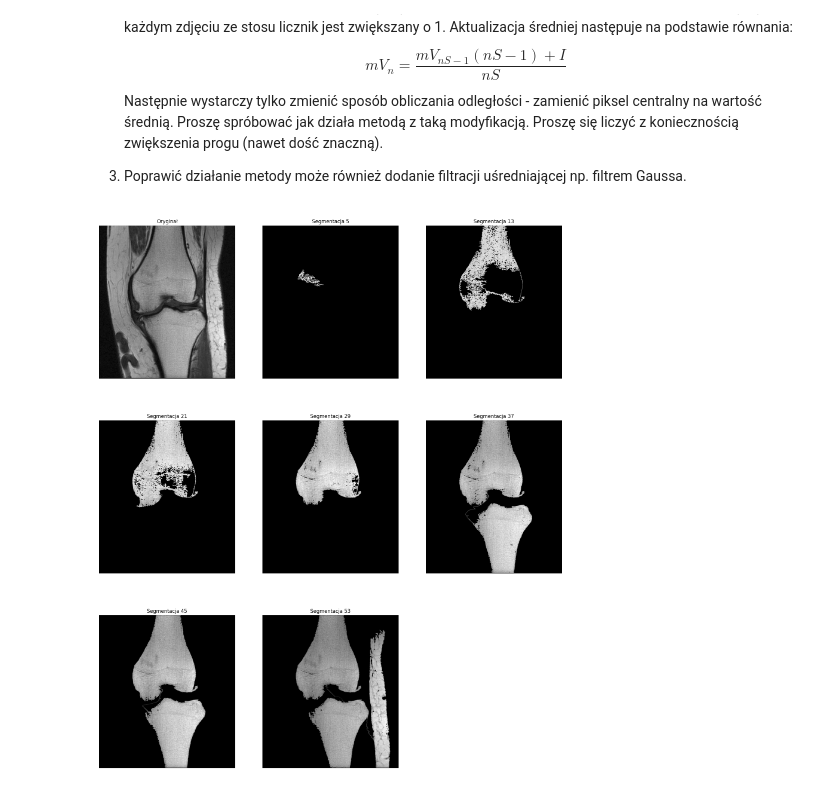
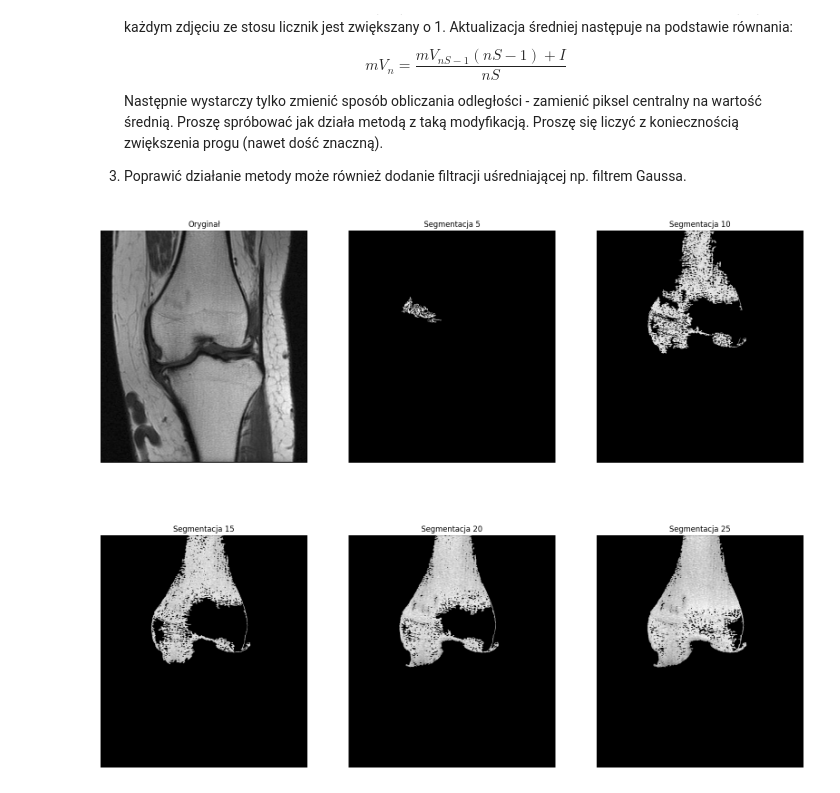
Before and after one commit to DziqG2NK/Przetwarzanie-i-analiza-obraz-w-cyfrowych, a Jupyter notebook: zajecia_5/12_segmentation.ipynb, the cells around one changed output. Drawn from its saved outputs; the diff is of its cells as text; code cells hidden in the pictures.

```diff
--- a/zajecia_5/12_segmentation.ipynb
+++ b/zajecia_5/12_segmentation.ipynb
@@ -279,16 +281,14 @@ def dynamic_threshold_segmentation(img: np.ndarray, start_cord_y: int, start_cor
 
     return segmented
 # %%
-KSIZE = 3
-
 images = {
     "Oryginał": knee,
 }
 
-for THRESHOLD in range(5, 60, 8):
+for THRESHOLD in range(5, 31, 5):
     images[f"Segmentacja {THRESHOLD}"] = dynamic_threshold_segmentation(knee, 290, 259, THRESHOLD)
 
 plots(**images)
 # %% [output]
-[figure, old version]
+[figure, new version]
 # %%
```
Also changed, not shown: parts of 2 cells of this notebook.
